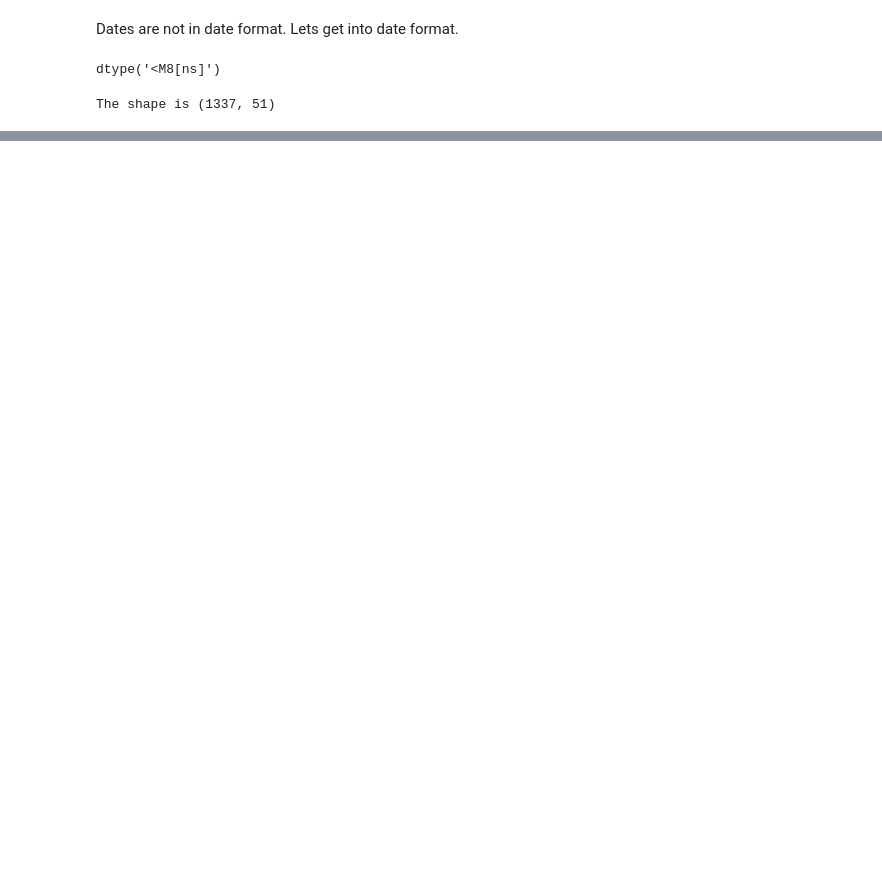
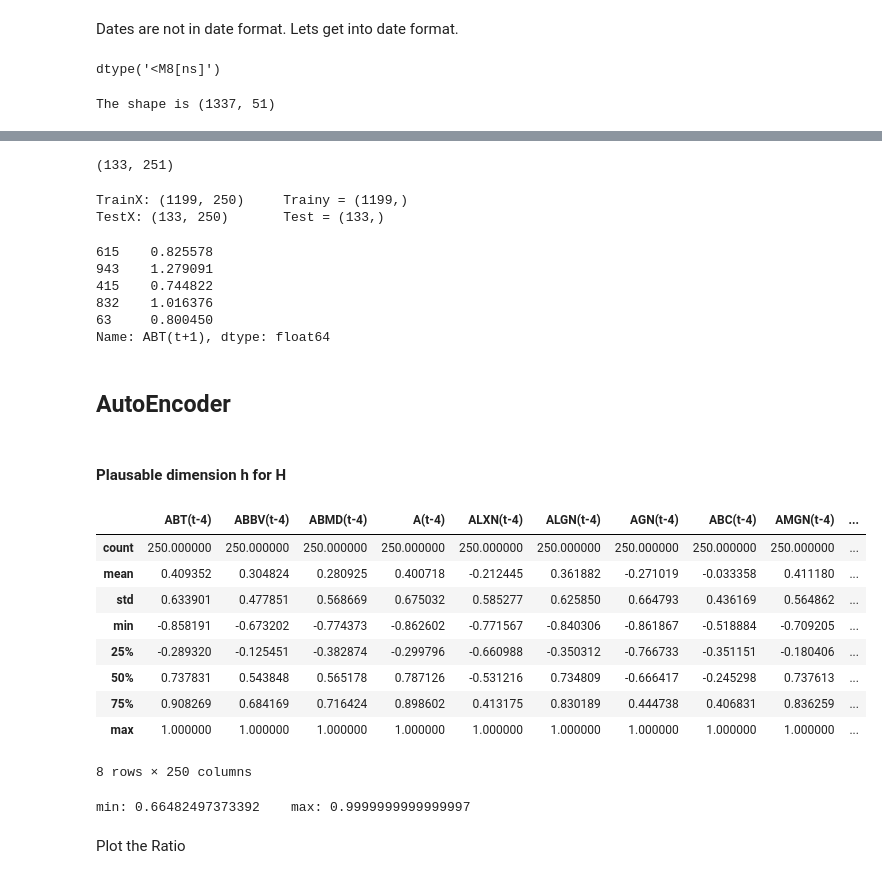
Before and after one commit to dustinak80/Deep_Learning, a Jupyter notebook: HW3/HW3.ipynb, the cells around one changed output, grey strips where cells are left out. Saved outputs shown, nothing was run; the diff lists cells and outputs as text; code cells hidden in the pictures; blank space fills up the shorter version.

```diff
--- a/HW3/HW3.ipynb
+++ b/HW3/HW3.ipynb
@@ -105,7 +153,7 @@ def series_to_supervised(data, n_in=1, n_out=1, dropnan=True):
     agg.dropna(inplace=True)
   return agg
 # %%
-df = series_to_supervised(stocks.loc[:,'ABT':], n_in=5, n_out=2, dropnan=False)
+df = series_to_supervised(stocks2.loc[:,'ABT':], n_in=4, n_out=2, dropnan=False)
 # %%
 print('new shape is {}'.format(df.shape))
 #shape is 350 because it is all 50 stocks of t+1. Remove all except ABT
@@ -120,0 +211,4 @@ df.shape
+# %%
+df.dropna(inplace = True)
+shape = df.shape
+shape
@@ -120,0 +226,41 @@ df.shape
+# %%
+test = df.drop(index = train_idx)
+test.shape
+# %% [output]
+(133, 251)
+# %%
+trainX, trainy = train.iloc[:,:250], train.iloc[:,250]
+testX, testy = test.iloc[:,:250], test.iloc[:,250]
+
+print('TrainX: {}\tTrainy = {}'.format(trainX.shape, trainy.shape))
+print('TestX: {}\tTest = {}'.format(testX.shape, testy.shape))
+# %% [output]
+TrainX: (1199, 250)     Trainy = (1199,)
+TestX: (133, 250)       Test = (133,)
+# %%
+trainy.head()
+# %% [output]
+615    0.825578
+943    1.279091
+415    0.744822
+832    1.016376
+63     0.800450
+Name: ABT(t+1), dtype: float64
+# %% [markdown]
+## AutoEncoder
+# %% [markdown]
+#### Plausable dimension h for H
+# %%
+corr = df.iloc[:,:250].corr()
+corr.describe()
+# %% [output]
+|  | ABT(t-4) | ABBV(t-4) | ABMD(t-4) | A(t-4) | ALXN(t-4) | ALGN(t-4) | AGN(t-4) | ABC(t-4) | AMGN(t-4) | ... |
+| count | 250.000000 | 250.000000 | 250.000000 | 250.000000 | 250.000000 | 250.000000 | 250.000000 | 250.000000 | 250.000000 | ... |
+| mean | 0.409352 | 0.304824 | 0.280925 | 0.400718 | -0.212445 | 0.361882 | -0.271019 | -0.033358 | 0.411180 | ... |
+| std | 0.633901 | 0.477851 | 0.568669 | 0.675032 | 0.585277 | 0.625850 | 0.664793 | 0.436169 | 0.564862 | ... |
+| min | -0.858191 | -0.673202 | -0.774373 | -0.862602 | -0.771567 | -0.840306 | -0.861867 | -0.518884 | -0.709205 | ... |
+| 25% | -0.289320 | -0.125451 | -0.382874 | -0.299796 | -0.660988 | -0.350312 | -0.766733 | -0.351151 | -0.180406 | ... |
+| 50% | 0.737831 | 0.543848 | 0.565178 | 0.787126 | -0.531216 | 0.734809 | -0.666417 | -0.245298 | 0.737613 | ... |
+| 75% | 0.908269 | 0.684169 | 0.716424 | 0.898602 | 0.413175 | 0.830189 | 0.444738 | 0.406831 | 0.836259 | ... |
+| max | 1.000000 | 1.000000 | 1.000000 | 1.000000 | 1.000000 | 1.000000 | 1.000000 | 1.000000 | 1.000000 | ... |
+8 rows × 250 columns
@@ -120,0 +269,7 @@ df.shape
+# %%
+ratio = np.cumsum(eigs)/np.sum(eigs)
+print('min: {}\t max: {}'.format(min(ratio),max(ratio)))
+# %% [output]
+min: 0.66482497373392    max: 0.9999999999999997
+# %% [markdown]
+Plot the Ratio
```
Also changed, not shown: parts of 36 cells of this notebook.
